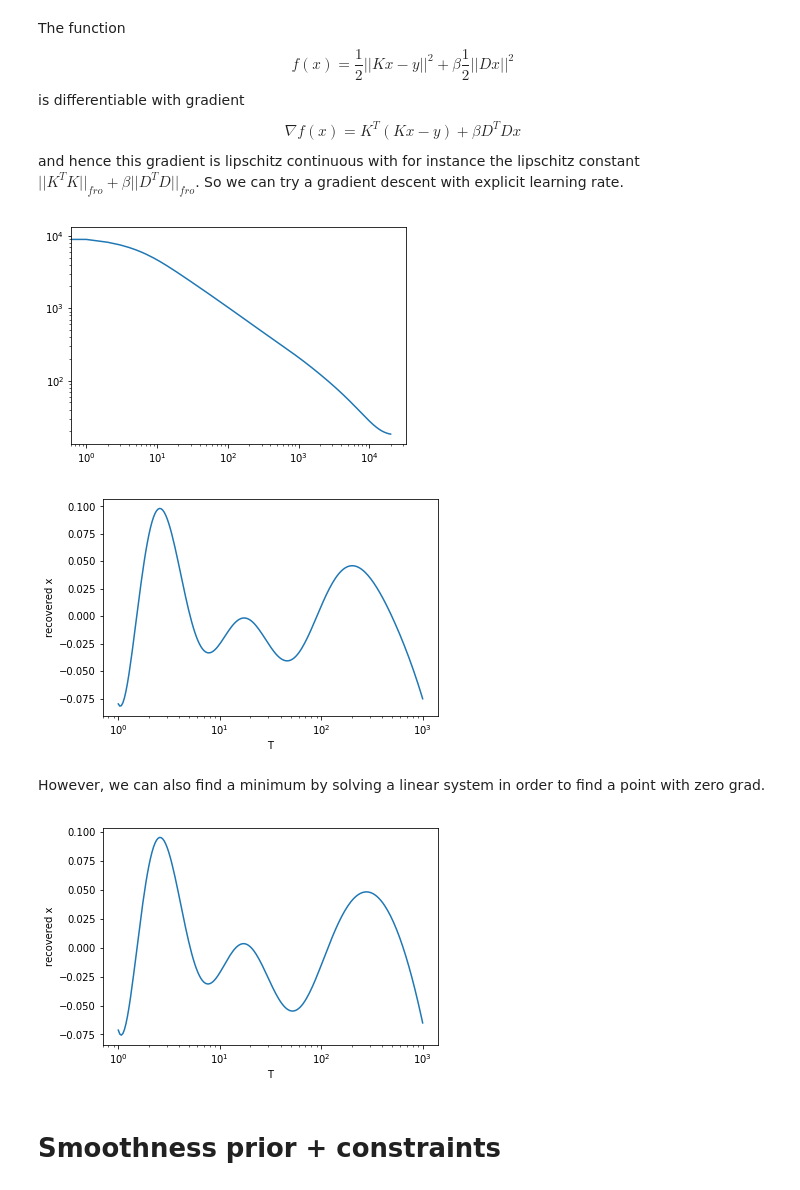
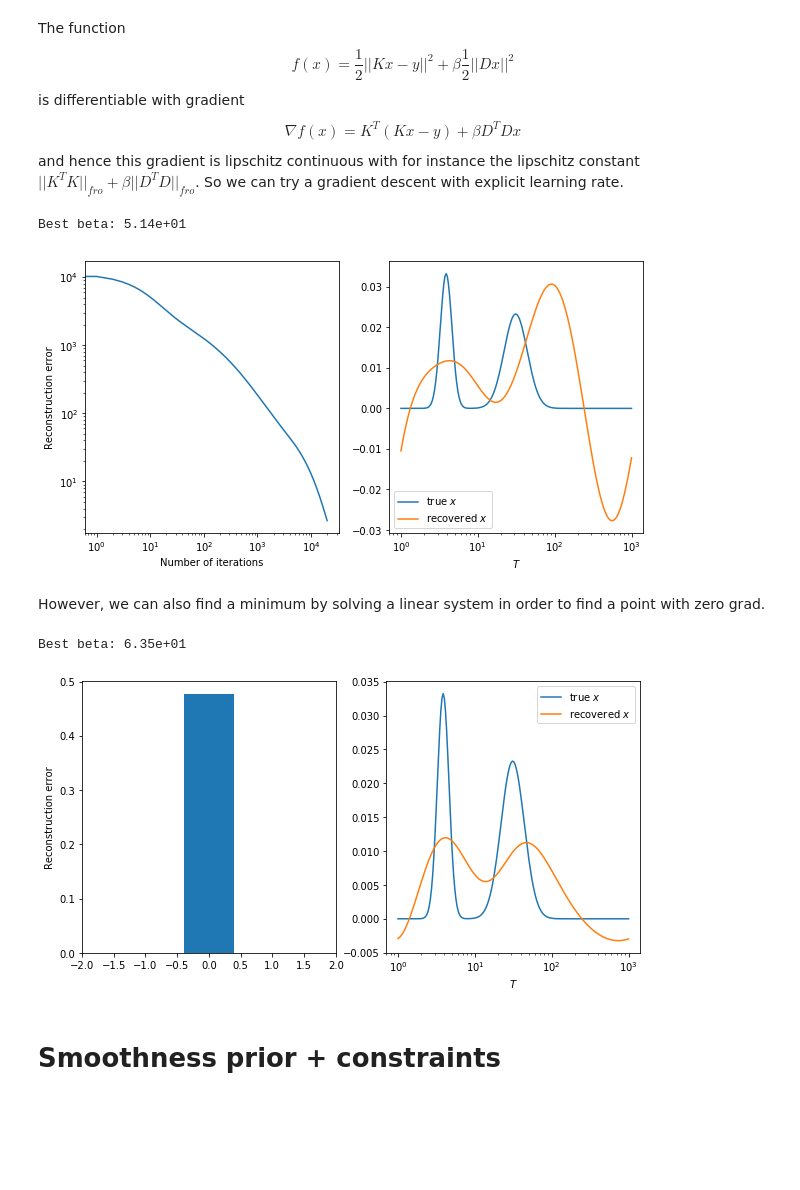
Before and after one commit to ClementLalanne/td2-optim, a Jupyter notebook: Untitled.ipynb, the cells around one changed output. Cells and saved outputs as stored; diff of their text form; code cells hidden in the pictures; blank space fills up the shorter version.

```diff
--- a/Untitled.ipynb
+++ b/Untitled.ipynb
@@ -64,5 +105,3 @@ is differentiable with gradient
 $$\nabla f(x) = K^T(Kx-y) + \beta D^TDx$$
 and hence this gradient is lipschitz continuous with for instance the lipschitz constant $||K^TK||_{fro} + \beta ||D^TD||_{fro}$.
 So we can try a gradient descent with explicit learning rate.
-# %%
-beta = 100
@@ -79,39 +108,34 @@ def build_grad(x, y):
 # %%
-def grad_desc(n_iter, lr = lr):
+D = np.identity(N)
+for i in range(N):
+    D[i, i-1] = - 1
+
+def build_grad(x, beta):
+    return K.T.dot(K.dot(x)-y) + beta * D.T.dot(D.dot(x))
+
+def grad_desc(beta, n_iter, **kwargs):
+    lipschitz_grad_const = np.linalg.norm(K.T.dot(K), ord='fro') + beta * np.linalg.norm(D.T.dot(D), ord='fro')
+    lr = 1/lipschitz_grad_const
     ret = np.zeros((n_iter, N))
-    ret[0] = np.random.randn(N)
+    ret[0] = np.zeros(N)
     for i in range(1, n_iter):
-        ret[i] = ret[i-1] - lr * build_grad(ret[i-1], y)
+        ret[i] = ret[i-1] - lr * build_grad(ret[i-1], beta)
     return ret
+
+evaluate(grad_desc, n_iter=20000, n_beta=20)
+# %% [output]
+Best beta: 5.14e+01
+[figure, added]
-# %%
-seq = grad_desc(20000, lr=lr)
-norm_err = np.linalg.norm(seq-true_x[np.newaxis, :], axis=1)**2/np.linalg.norm(true_x)**2
-plt.xscale('log')
-plt.yscale('log')
-plt.plot(norm_err)
-plt.show()
-# %% [output]
-[figure, removed]
-# %%
-plt.plot(T, seq[-1])
-plt.xscale('log')
-plt.xlabel('T')
-plt.ylabel('recovered x')
-plt.show()
-# %% [output]
-[figure, removed]
 # %% [markdown]
 However, we can also find a minimum by solving a linear system in order to find a point with zero grad.
 # %%
-x_rec = np.linalg.solve(K.T.dot(K)+beta * D.T.dot(D), K.T.dot(y))
+def smoothness_prior(beta, **kwargs):
+    return [np.linalg.solve(K.T.dot(K) + beta * D.T.dot(D), K.T.dot(y))]
+
+evaluate(smoothness_prior)
+# %% [output]
+Best beta: 6.35e+01
+[figure, added]
-# %%
-plt.plot(T, x_rec)
-plt.xscale('log')
-plt.xlabel('T')
-plt.ylabel('recovered x')
-plt.show()
-# %% [output]
-[figure, removed]
 # %% [markdown]
 # Smoothness prior + constraints
 # %% [markdown]
```
Also changed, not shown: parts of 29 cells of this notebook.
